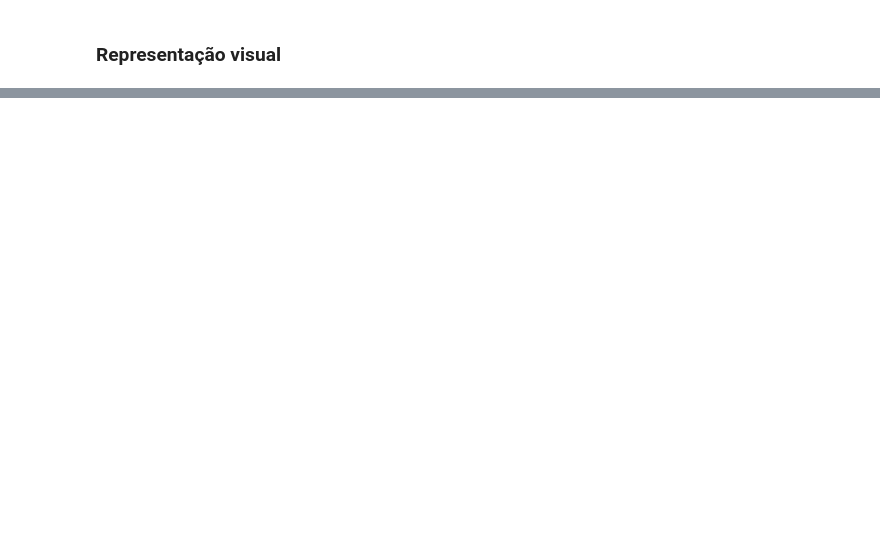
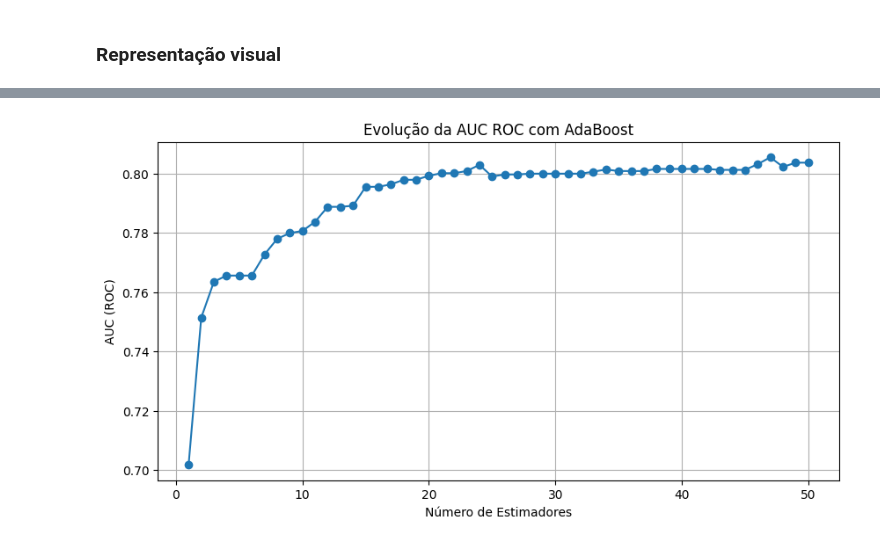
Before and after one commit to jose-alves-fn/AdaBoost, a Jupyter notebook: GEIA_2025_Aprendizado_de_Máquina_Avançado_Adaboost.ipynb, the cells around one changed output, grey strips where cells are left out. Saved outputs shown, nothing was run; the diff lists cells and outputs as text; code cells hidden in the pictures; blank space fills up the shorter version.

```diff
--- a/GEIA_2025_Aprendizado_de_Máquina_Avançado_Adaboost.ipynb
+++ b/GEIA_2025_Aprendizado_de_Máquina_Avançado_Adaboost.ipynb
@@ -535,0 +740,25 @@ O Adaboost realiza sua predição final baseando-se sinal da soma ponderada das
+# %%
+from sklearn.metrics import roc_auc_score, roc_curve
+import matplotlib.pyplot as plt
+
+# Listas para armazenar AUC e número de estimadores
+roc_aucs = []
+n_estimators = []
+
+# Percorre todas as previsões em cada estágio
+for i, y_proba in enumerate(modelo.staged_predict_proba(x_teste)):
+    y_score = y_proba[:, 1]  # Probabilidade da classe positiva
+    auc = roc_auc_score(y_teste, y_score)
+    roc_aucs.append(auc)
+    n_estimators.append(i + 1)
+
+# Plot
+plt.figure(figsize=(10, 5))
+plt.plot(n_estimators, roc_aucs, marker='o')
+plt.xlabel("Número de Estimadores")
+plt.ylabel("AUC (ROC)")
+plt.title("Evolução da AUC ROC com AdaBoost")
+plt.grid(True)
+plt.show()
+# %% [output]
+[figure, added]
```
Also changed, not shown: parts of 17 cells of this notebook.
